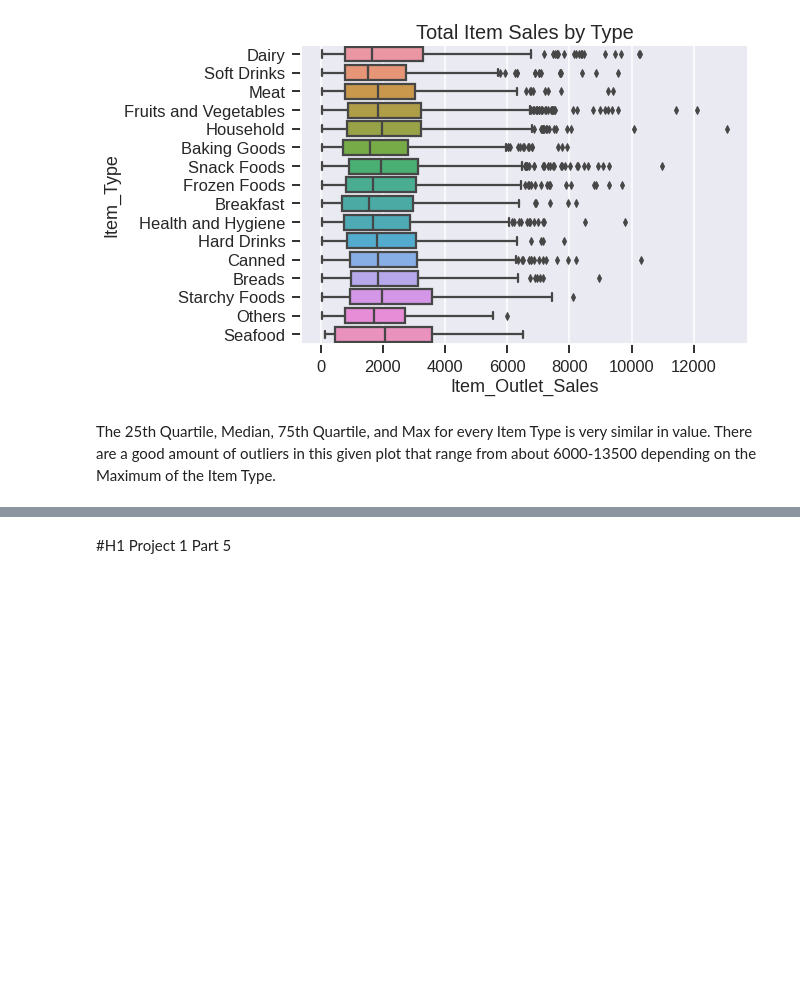
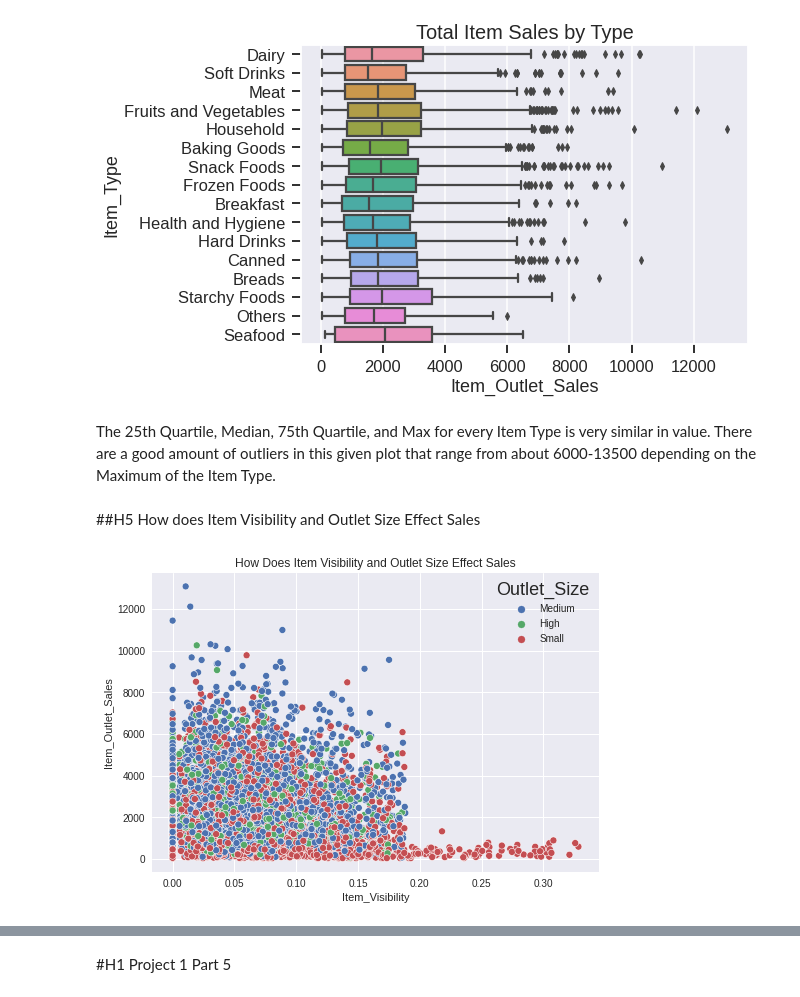
Before and after one commit to npipal/food-sales-predictions, a Jupyter notebook: Final_Food_Sales_Predictions_NickPipal.ipynb, the cells around one changed output, grey strips where cells are left out. Drawn from its saved outputs; the diff is of its cells as text; code cells hidden in the pictures; blank space fills up the shorter version.

```diff
--- a/Final_Food_Sales_Predictions_NickPipal.ipynb
+++ b/Final_Food_Sales_Predictions_NickPipal.ipynb
@@ -334,3 +328,9 @@ Text(0.5, 1.0, 'Total Item Sales by Type')
 [figure]
 # %% [markdown]
 The 25th Quartile, Median, 75th Quartile, and Max for every Item Type is very similar in value. There are a good amount of outliers in this given plot that range from about 6000-13500 depending on the Maximum of the Item Type.
+# %% [markdown]
+##H5 How does Item Visibility and Outlet Size Effect Sales
+# %%
+sns.scatterplot(data = df, x = 'Item_Visibility', y = 'Item_Outlet_Sales', hue = 'Outlet_Size').set(title='How Does Item Visibility and Outlet Size Effect Sales');
+# %% [output]
+[figure, added]
```
Also changed, not shown: parts of 6 cells of this notebook.
